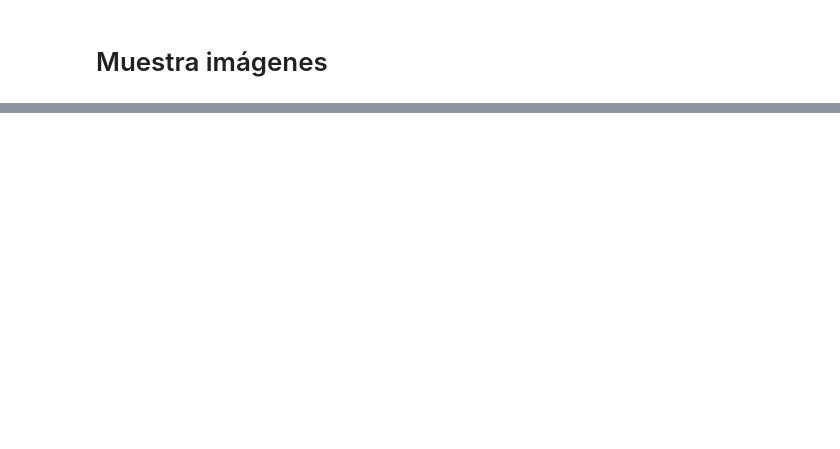
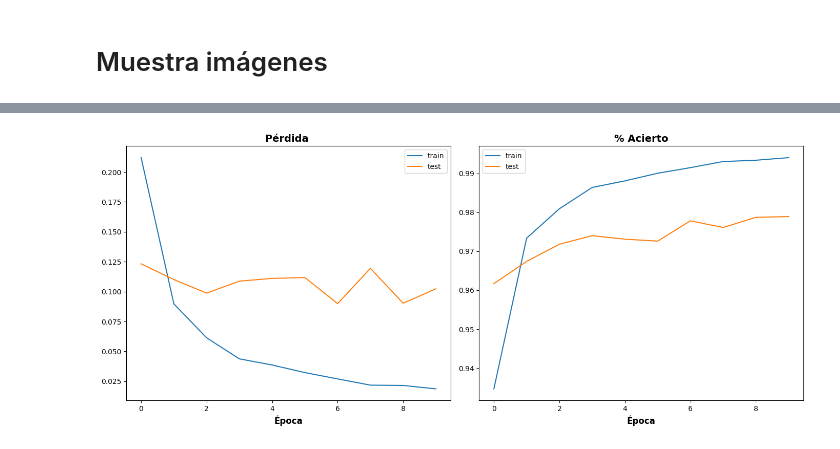
Before and after one commit to Nicolas-Nav/DeepLearning, a Jupyter notebook: DLY0100_Entrega_1_Equipo_1.ipynb, the cells around one changed output, grey strips where cells are left out. Saved outputs shown, nothing was run; the diff lists cells and outputs as text; code cells hidden in the pictures; blank space fills up the shorter version.

```diff
--- a/DLY0100_Entrega_1_Equipo_1.ipynb
+++ b/DLY0100_Entrega_1_Equipo_1.ipynb
@@ -107,0 +241,22 @@ X_test: (10000, 784), y_test: (10000, 10)
+# %%
+# Escriba su código acá
+
+
+red1 = keras.Sequential(name="Mi_Red")
+red1.add(keras.layers.Input(shape=(N,), name='entrada'))
+red1.add(keras.layers.Dense(h1, activation='relu'))
+red1.add(keras.layers.Dense(h2, activation='relu'))
+red1.add(keras.layers.Dense(h3, activation='relu'))
+red1.add(keras.layers.Dense(C, activation='softmax'))
+
+red1.compile(
+    loss='categorical_crossentropy',
+    optimizer='sgd',
+    metrics=['accuracy']
+)
+
+hist1 = red1.fit(X_train, y_train,
+        epochs=10,
+        batch_size=1,
+        validation_data=(X_test,y_test)
+       )
@@ -107,0 +284,21 @@ X_test: (10000, 784), y_test: (10000, 10)
+# %%
+fig, axs = plt.subplots(1, 2, figsize=(14, 6))
+
+axs[0].plot(hist1.history['loss'], label="train")
+axs[0].plot(hist1.history['val_loss'], label="test")
+axs[0].set_title('Pérdida ', fontsize=14, fontweight="bold")
+axs[0].set_xlabel('Época', fontsize=12, fontweight="bold")
+axs[0].legend()
+
+# Graficar el % de acierto
+axs[1].plot(hist1.history['accuracy'], label="train")
+axs[1].plot(hist1.history['val_accuracy'], label="test")
+axs[1].set_title('% Acierto', fontsize=14, fontweight="bold")
+axs[1].set_xlabel('Época', fontsize=12, fontweight="bold")
+axs[1].legend()
+
+# Mostrar los gráficos
+plt.tight_layout()  # Ajusta el espaciado para que no se solapen los gráficos
+plt.show()
+# %% [output]
+[figure, added]
```
Also changed, not shown: parts of 20 cells of this notebook.
